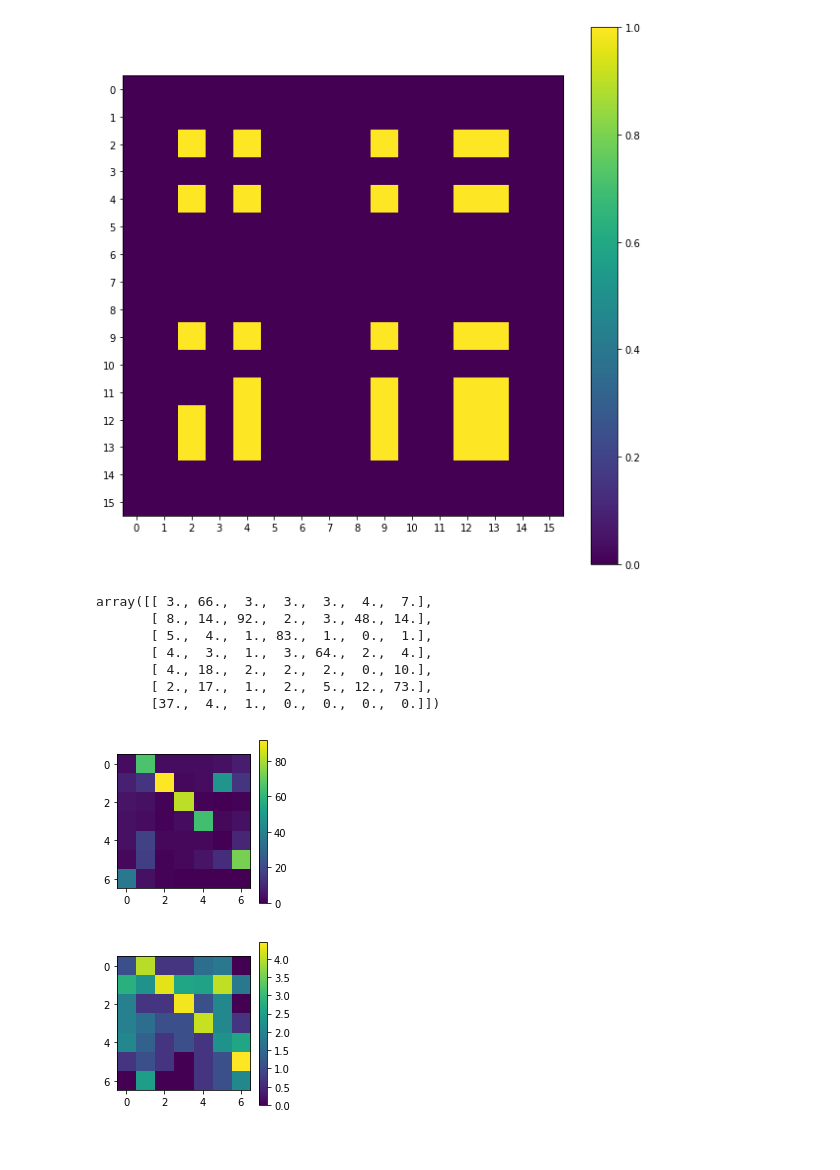
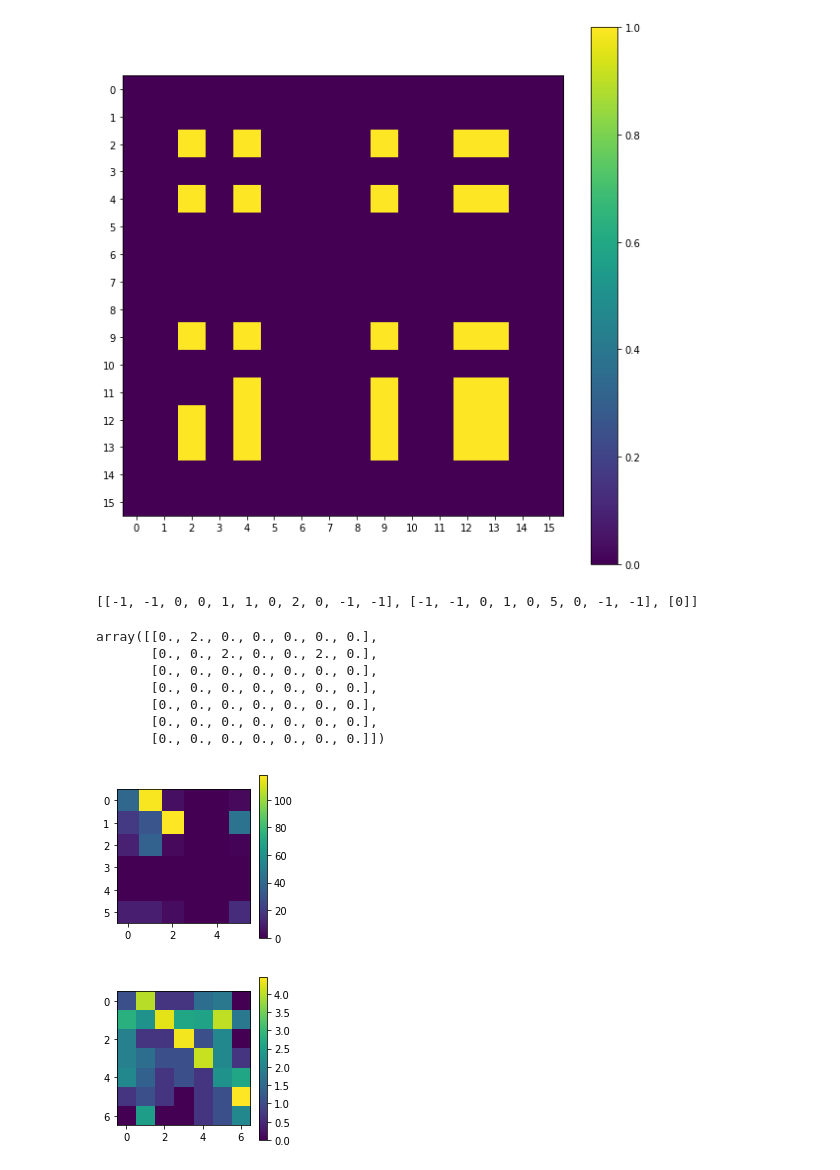
Before and after one commit to rykachevskiy/CRISPR, a Jupyter notebook: Probabilistic_model/amplifier_repeats-each-to-each-lists-based.ipynb, the cells around one changed output. Drawn from its saved outputs; the diff is of its cells as text; code cells hidden in the pictures.

```diff
--- a/Probabilistic_model/amplifier_repeats-each-to-each-lists-based.ipynb
+++ b/Probabilistic_model/amplifier_repeats-each-to-each-lists-based.ipynb
@@ -206,13 +206,21 @@ class PCR:
 
     def to_pairs(self):
         all_pairs = {}
-        for product in self.p[0].extend(self.p[1]):
-            for a,b in zip(product, product[1:]):
+        for product in self.p[0].p:
+            for a,b in zip(product[1::2], product[3::2]):
                 if a!= -1 and b!= -1:
                     if (a,b) in all_pairs:
                         all_pairs[(a,b)] += 1
                     else:
                         all_pairs[(a,b)] = 1
+        for product in self.p[1].p:
+            for a,b in zip(product[1::2], product[3::2]):
+                if a!= -1 and b!= -1:
+                    if (a,b) in all_pairs:
+                        all_pairs[(a,b)] += 1
+                    else:
+                        all_pairs[(a,b)] = 1
+
         return all_pairs
 
     def to_graph(self, sp_num):
@@ -223,7 +231,7 @@ class PCR:
         return gr
 # %%
 p_list = [[0,0, 1,1, 0,2, 0], [0,1, 0,5, 0]]
-primers_num = {0:200}
+primers_num = {0:100}
 p = Population(p_list, primers_num, max_len=16)
 # %%
 pcr = PCR(p, repeats_descr)
@@ -250,8 +240,8 @@ pcr.cycle()
 # %%
 products = []
 pairs = []
-for i in tqdm_notebook(range(20)):
-    products.append(sum([1 for x in pcr.p[0].p.extend(pcr.p[1].p) if len(x) > 1 ]))
+for i in tqdm_notebook(range(8)):
+    products.append(sum([1 for x in pcr.p[0].p if len(x) > 1 ] + [1 for x in pcr.p[1].p if len(x) > 1 ]))
     pairs.append(pcr.p[0].lens.sum() + pcr.p[1].lens.sum())
     pcr.cycle()
 # %% [output]
@@ -260,3 +268,5 @@ TypeError: 'NoneType' object is not iterable
+# %%
+pcr.p[0].p.extend(pcr.p[1].p)
 # %%
 pcr.anneal_all.shape
 # %% [output]
@@ -265,20 +275,24 @@ pcr.anneal_all.shape
 plot_gr(pcr.anneal_all, all_ticks=1)
 # %% [output]
 [figure]
+# %%
+p.p[:3]
+# %% [output]
+[[-1, -1, 0, 0, 1, 1, 0, 2, 0, -1, -1], [-1, -1, 0, 1, 0, 5, 0, -1, -1], [0]]
 # %%
 pcr.to_graph(7)
 # %% [output]
-array([[ 3., 66.,  3.,  3.,  3.,  4.,  7.],
-       [ 8., 14., 92.,  2.,  3., 48., 14.],
-       [ 5.,  4.,  1., 83.,  1.,  0.,  1.],
-       [ 4.,  3.,  1.,  3., 64.,  2.,  4.],
-       [ 4., 18.,  2.,  2.,  2.,  0., 10.],
-       [ 2., 17.,  1.,  2.,  5., 12., 73.],
-       [37.,  4.,  1.,  0.,  0.,  0.,  0.]])
+array([[0., 2., 0., 0., 0., 0., 0.],
+       [0., 0., 2., 0., 0., 2., 0.],
+       [0., 0., 0., 0., 0., 0., 0.],
+       [0., 0., 0., 0., 0., 0., 0.],
+       [0., 0., 0., 0., 0., 0., 0.],
+       [0., 0., 0., 0., 0., 0., 0.],
+       [0., 0., 0., 0., 0., 0., 0.]])
 # %%
-plot_gr(pcr.to_graph(7), s = 3)
+plot_gr(pcr.to_graph(6), s = 3)
 # %% [output]
-[figure, old version]
+[figure, new version]
 # %%
 plot_gr(pcr.to_graph(7), s = 3, log = 1)
 # %% [output]
```
Also changed, not shown: parts of 6 cells of this notebook.
